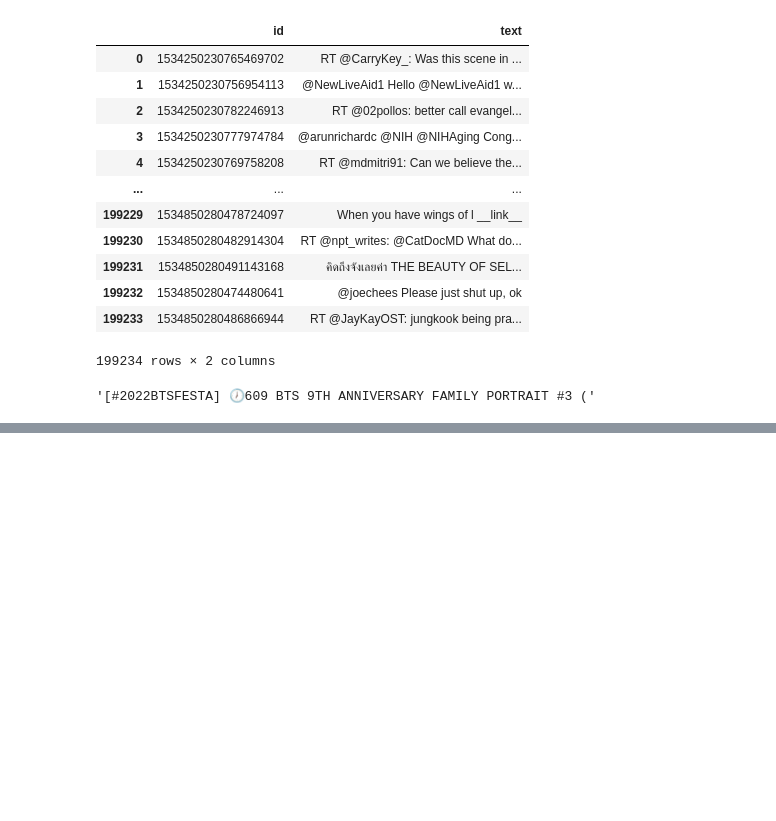
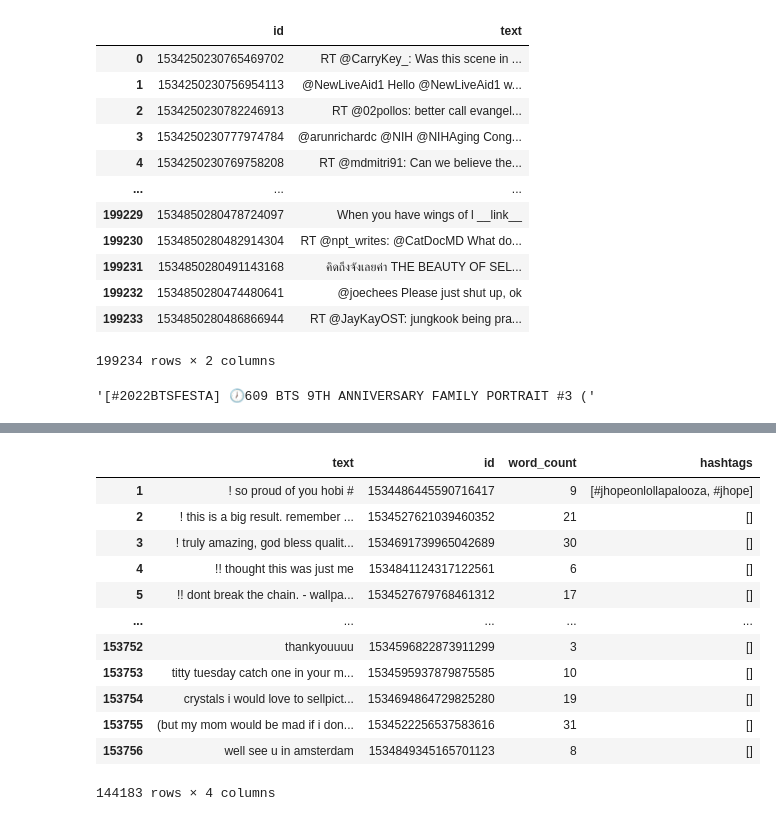
Before and after one commit to Tiago-Faria/TwitterClassification, a Jupyter notebook: TwitterStream/Test data Cleaning.ipynb, the cells around one changed output, grey strips where cells are left out. Cells and saved outputs as stored; diff of their text form; code cells hidden in the pictures; blank space fills up the shorter version.

```diff
--- a/TwitterStream/Test data Cleaning.ipynb
+++ b/TwitterStream/Test data Cleaning.ipynb
@@ -47,0 +83,5 @@ df['text'].value_counts().index[1]
+# %%
+df['text'] = df['text'].str.capitalize()
+df['text'] = df['text'].str.encode('ascii', errors='ignore').str.decode('utf-8')
+df = df.drop('word_list', axis=1)
+df
@@ -47,0 +112,18 @@ df['text'].value_counts().index[1]
+# %%
+df['hashtags'] = df.text.str.findall('#\w+')
+df['text'] = df.text.str.replace('#\w+','')
+df
+# %% [output]
+|  | text | id | word_count | hashtags |
+| 1 | ! so proud of you hobi # | 1534486445590716417 | 9 | [#jhopeonlollapalooza, #jhope] |
+| 2 | ! this is a big result. remember ... | 1534527621039460352 | 21 | [] |
+| 3 | ! truly amazing, god bless qualit... | 1534691739965042689 | 30 | [] |
+| 4 | !! thought this was just me | 1534841124317122561 | 6 | [] |
+| 5 | !! dont break the chain. - wallpa... | 1534527679768461312 | 17 | [] |
+| ... | ... | ... | ... | ... |
+| 153752 | thankyouuuu | 1534596822873911299 | 3 | [] |
+| 153753 | titty tuesday catch one in your m... | 1534595937879875585 | 10 | [] |
+| 153754 | crystals i would love to sellpict... | 1534694864729825280 | 19 | [] |
+| 153755 | (but my mom would be mad if i don... | 1534522256537583616 | 31 | [] |
+| 153756 | well see u in amsterdam | 1534849345165701123 | 8 | [] |
+144183 rows × 4 columns
```
Also changed, not shown: parts of 8 cells of this notebook.
